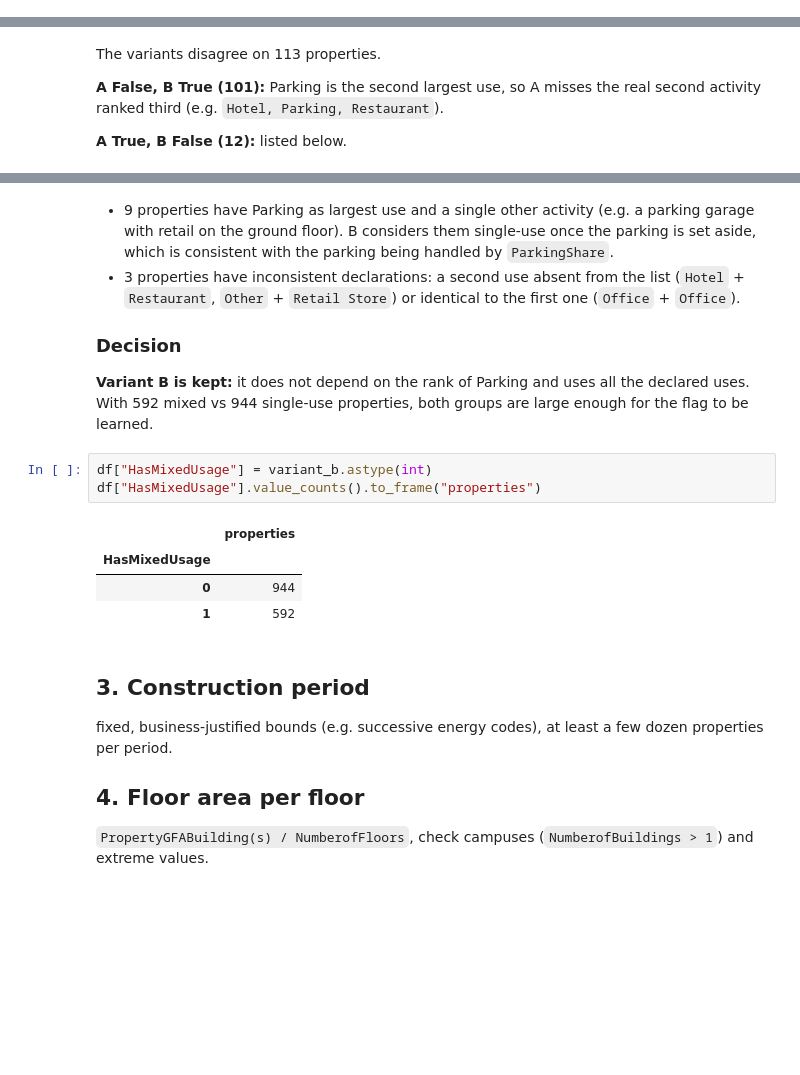
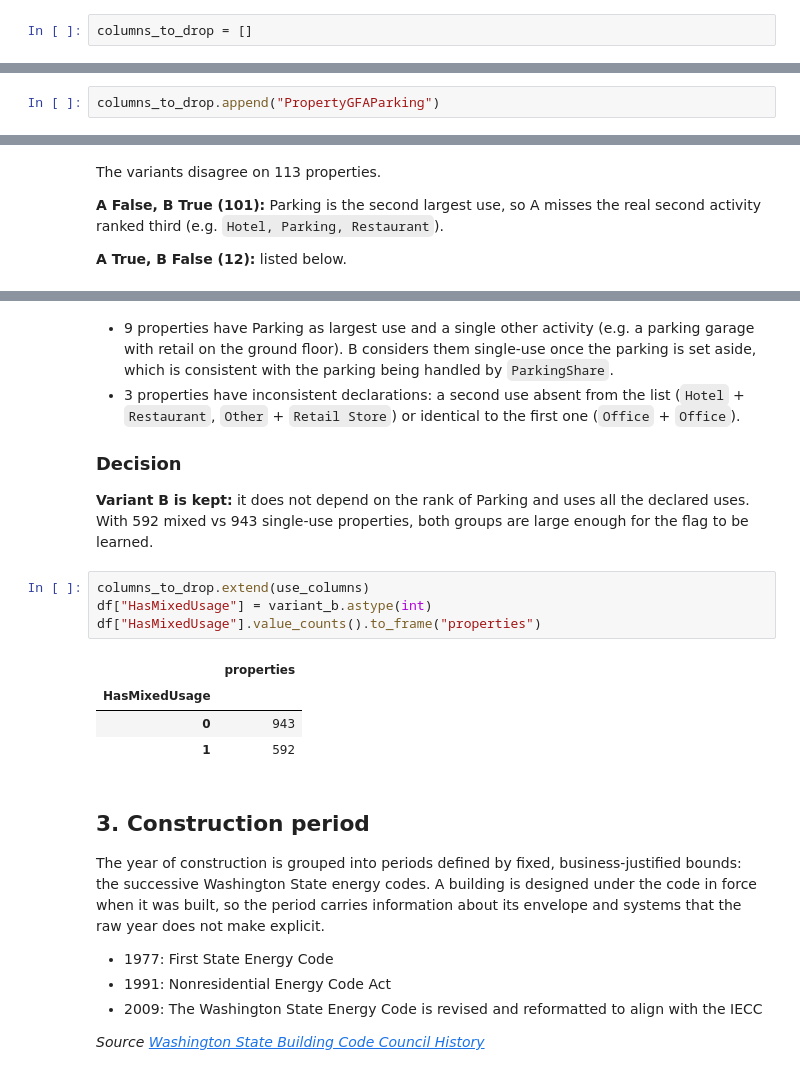
Before and after one commit to dapitch666/oc-p03-seattle-building-energy, a Jupyter notebook: notebooks/02_feature_engineering.ipynb, the cells around one changed output, grey strips where cells are left out. Drawn from its saved outputs; the diff is of its cells as text; blank space fills up the shorter version.

```diff
--- a/notebooks/02_feature_engineering.ipynb
+++ b/notebooks/02_feature_engineering.ipynb
@@ -2,6 +2,8 @@
 # Feature Engineering
 
 **Goal:** create new features that bring business knowledge the model could not find on its own.
+# %%
+columns_to_drop = []
 # %% [markdown]
 ## 0. Setup
 
@@ -102,6 +104,8 @@ The correlations are positive. For the same building area, properties with a par
 On all properties, the flag and the share are equivalent (0.22 vs 0.23). Among properties with a parking, the share still correlates with intensity (0.26): the size of the parking matters, not only its presence. `ParkingShare` alone is kept, no `HasParking` flag.
 
 Together with the building area, `ParkingShare` carries the same information in the form that matches the hypothesis (a proportion), without adding another variable correlated with size. `PropertyGFAParking` is dropped.
+# %%
+columns_to_drop.append("PropertyGFAParking")
 # %% [markdown]
 ## 2. Mixed usage
 
@@ -287,20 +291,23 @@ df.loc[variant_a & ~variant_b, use_columns]
 
 ### Decision
 
-**Variant B is kept:** it does not depend on the rank of Parking and uses all the declared uses. With 592 mixed vs 944 single-use properties, both groups are large enough for the flag to be learned.
+**Variant B is kept:** it does not depend on the rank of Parking and uses all the declared uses. With 592 mixed vs 943 single-use properties, both groups are large enough for the flag to be learned.
 # %%
+columns_to_drop.extend(use_columns)
 df["HasMixedUsage"] = variant_b.astype(int)
 df["HasMixedUsage"].value_counts().to_frame("properties")
 # %% [output]
 |  | properties |
 | HasMixedUsage |  |
-| 0 | 944 |
+| 0 | 943 |
 | 1 | 592 |
 # %% [markdown]
 ## 3. Construction period
 
-fixed, business-justified bounds (e.g. successive energy codes), at least a few dozen properties per period.
+The year of construction is grouped into periods defined by fixed, business-justified bounds: the successive Washington State energy codes. A building is designed under the code in force when it was built, so the period carries information about its envelope and systems that the raw year does not make explicit.
 
-## 4. Floor area per floor
+* 1977: First State Energy Code
+* 1991: Nonresidential Energy Code Act
+* 2009: The Washington State Energy Code is revised and reformatted to align with the IECC
 
-`PropertyGFABuilding(s) / NumberofFloors`, check campuses (`NumberofBuildings > 1`) and extreme values.
+*Source [Washington State Building Code Council History](https://sbcc.wa.gov/about-sbcc/history)*
```
Also changed, not shown: parts of 29 cells of this notebook.
